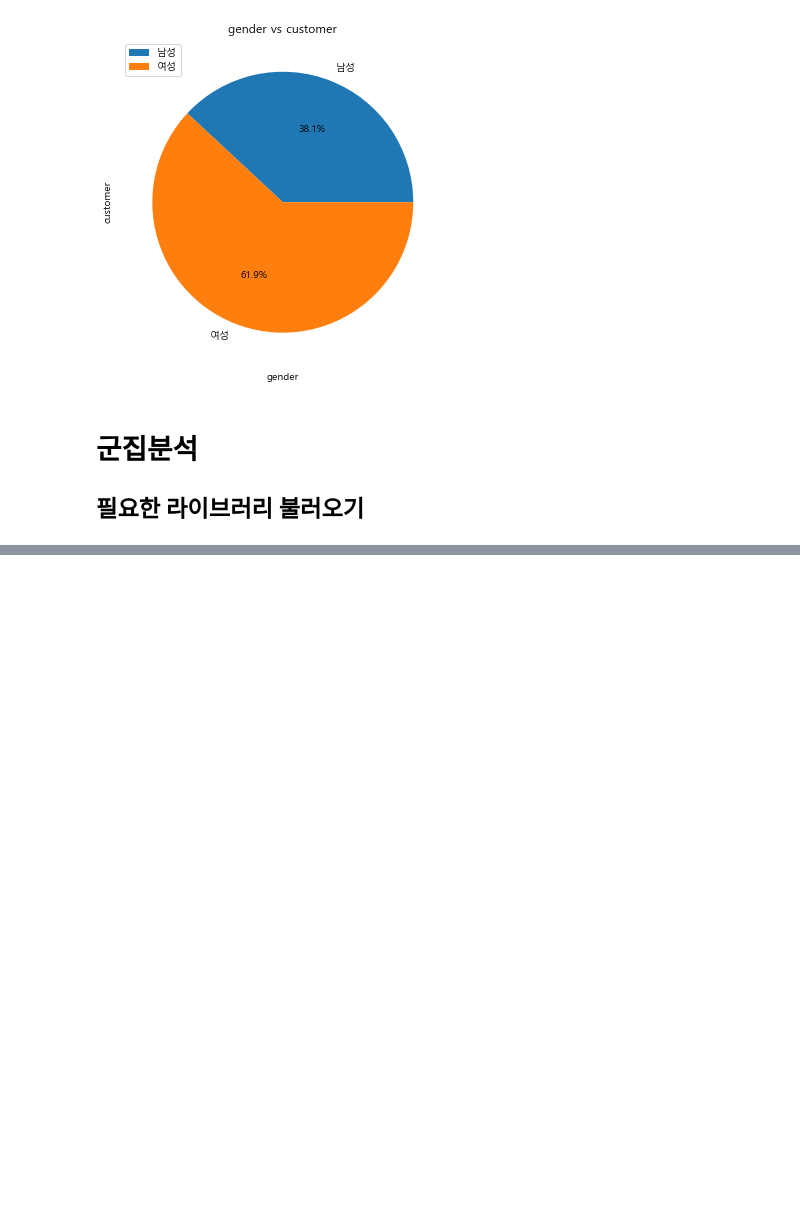
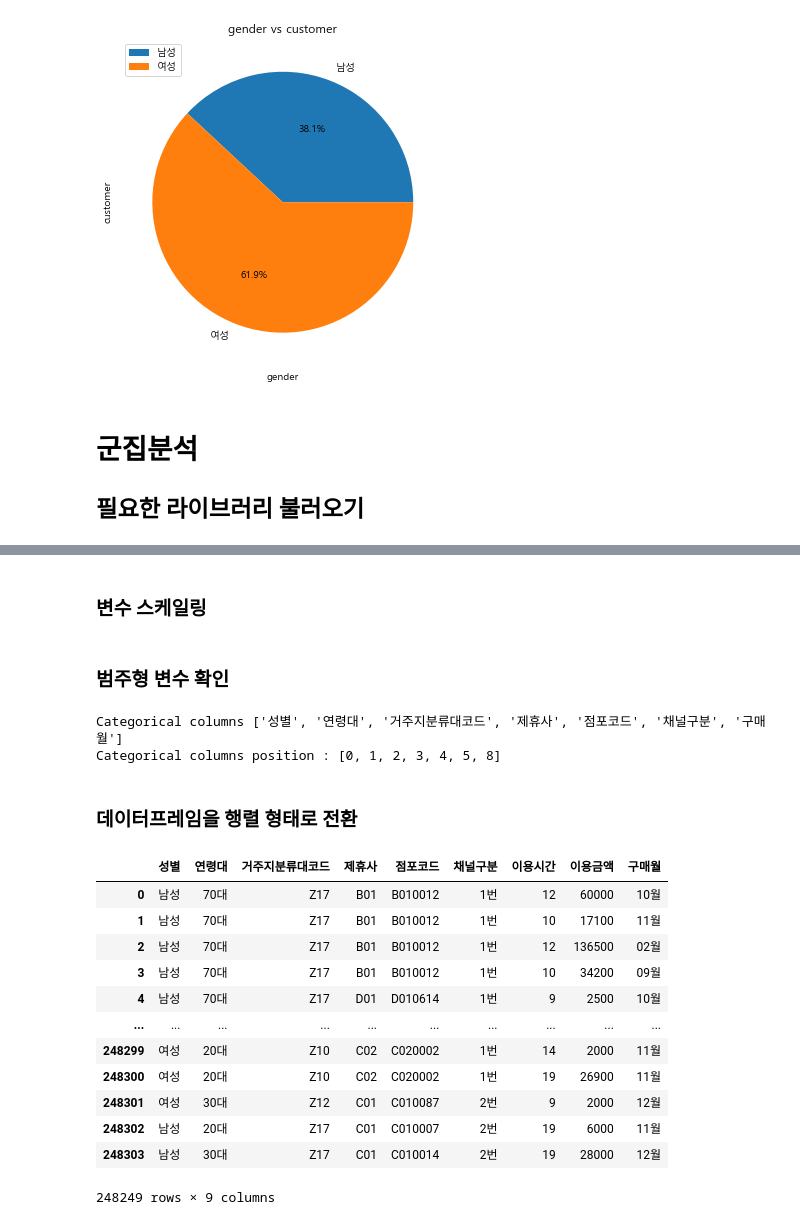
Before and after one commit to DahyeonKang/L.POINT-competition, a Jupyter notebook: eda_1,3.ipynb, the cells around one changed output, grey strips where cells are left out. Drawn from its saved outputs; the diff is of its cells as text; code cells hidden in the pictures; blank space fills up the shorter version.

```diff
--- a/eda_1,3.ipynb
+++ b/eda_1,3.ipynb
@@ -264,0 +156,2 @@ plotnine.options.figure_size = (8, 4.8)
+# %%
+data = pd.read_csv('./data/cop_u.csv', encoding='utf-8')
@@ -264,0 +191,4 @@ plotnine.options.figure_size = (8, 4.8)
+# %%
+data['구매월'] = data['이용일자'].map(lambda x: str(x)[4:6]+'월')
+data['채널구분'] = data['채널구분'].map(lambda x: str(x)+'번') # 채널구분을 카테고리컬하게 바꿔주기 위한 작업
+data.head()
@@ -264,0 +204,2 @@ plotnine.options.figure_size = (8, 4.8)
+# %%
+dt = data[['성별', '연령대', '거주지분류대코드', '제휴사', '점포코드', '채널구분', '이용시간', '이용금액', '구매월']]
@@ -264,0 +208,3 @@ plotnine.options.figure_size = (8, 4.8)
+# %%
+dt = dt.dropna()
+dt.info()
@@ -264,0 +228,2 @@ plotnine.options.figure_size = (8, 4.8)
+# %% [markdown]
+### 변수 스케일링
@@ -264,0 +234,27 @@ plotnine.options.figure_size = (8, 4.8)
+# %% [markdown]
+### 범주형 변수 확인
+# %%
+catcol = [dt.columns.get_loc(col) for col in list(dt.select_dtypes('object').columns)]
+print('Categorical columns {}'.format(list(dt.select_dtypes('object').columns)))
+print('Categorical columns position : {}'.format(catcol))
+# %% [output]
+Categorical columns ['성별', '연령대', '거주지분류대코드', '제휴사', '점포코드', '채널구분', '구매월']
+Categorical columns position : [0, 1, 2, 3, 4, 5, 8]
+# %% [markdown]
+### 데이터프레임을 행렬 형태로 전환
+# %%
+dt
+# %% [output]
+|  | 성별 | 연령대 | 거주지분류대코드 | 제휴사 | 점포코드 | 채널구분 | 이용시간 | 이용금액 | 구매월 |
+| 0 | 남성 | 70대 | Z17 | B01 | B010012 | 1번 | 12 | 60000 | 10월 |
+| 1 | 남성 | 70대 | Z17 | B01 | B010012 | 1번 | 10 | 17100 | 11월 |
+| 2 | 남성 | 70대 | Z17 | B01 | B010012 | 1번 | 12 | 136500 | 02월 |
+| 3 | 남성 | 70대 | Z17 | B01 | B010012 | 1번 | 10 | 34200 | 09월 |
+| 4 | 남성 | 70대 | Z17 | D01 | D010614 | 1번 | 9 | 2500 | 10월 |
+| ... | ... | ... | ... | ... | ... | ... | ... | ... | ... |
+| 248299 | 여성 | 20대 | Z10 | C02 | C020002 | 1번 | 14 | 2000 | 11월 |
+| 248300 | 여성 | 20대 | Z10 | C02 | C020002 | 1번 | 19 | 26900 | 11월 |
+| 248301 | 여성 | 30대 | Z12 | C01 | C010087 | 2번 | 9 | 2000 | 12월 |
+| 248302 | 남성 | 20대 | Z17 | C01 | C010007 | 2번 | 19 | 6000 | 11월 |
+| 248303 | 남성 | 30대 | Z17 | C01 | C010014 | 2번 | 19 | 28000 | 12월 |
+248249 rows × 9 columns
```
Also changed, not shown: parts of 31 cells of this notebook, 2 other files.
